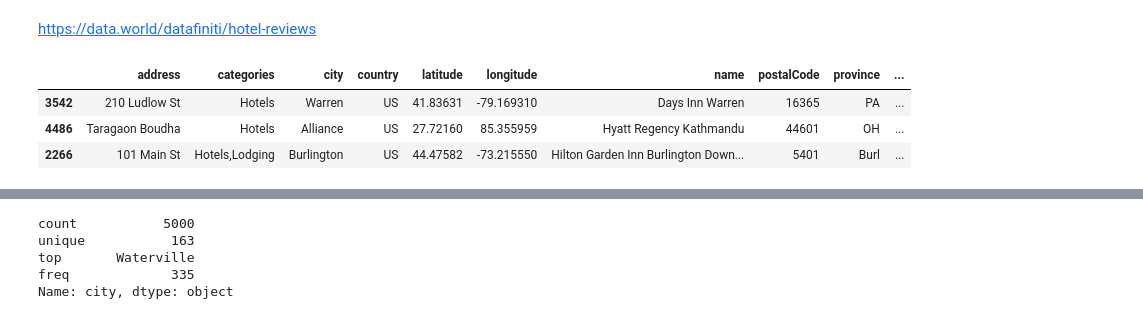
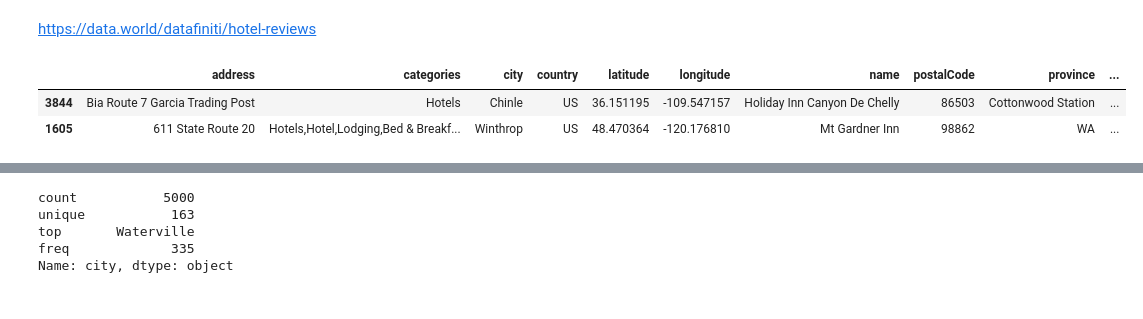
Before and after one commit to egmaziero/PLN-IA, a Jupyter notebook: notebooks/Data Visualization/Data visualization.ipynb, the cells around one changed output, grey strips where cells are left out. Cells and saved outputs as stored; diff of their text form; code cells hidden in the pictures.

```diff
--- a/notebooks/Data Visualization/Data visualization.ipynb
+++ b/notebooks/Data Visualization/Data visualization.ipynb
@@ -16,13 +16,12 @@ https://data.world/datafiniti/hotel-reviews
 df = pd.read_csv('data/hotel_reviews.csv')
 # %%
 #df.head(5)
-df.sample(3)
+df.sample(2)
 #df.tail()
 # %% [output]
 |  | address | categories | city | country | latitude | longitude | name | postalCode | province | ... |
-| 3542 | 210 Ludlow St | Hotels | Warren | US | 41.83631 | -79.169310 | Days Inn Warren | 16365 | PA | ... |
-| 4486 | Taragaon Boudha | Hotels | Alliance | US | 27.72160 | 85.355959 | Hyatt Regency Kathmandu | 44601 | OH | ... |
-| 2266 | 101 Main St | Hotels,Lodging | Burlington | US | 44.47582 | -73.215550 | Hilton Garden Inn Burlington Down... | 5401 | Burl | ... |
+| 3844 | Bia Route 7 Garcia Trading Post | Hotels | Chinle | US | 36.151195 | -109.547157 | Holiday Inn Canyon De Chelly | 86503 | Cottonwood Station | ... |
+| 1605 | 611 State Route 20 | Hotels,Hotel,Lodging,Bed & Breakf... | Winthrop | US | 48.470364 | -120.176810 | Mt Gardner Inn | 98862 | WA | ... |
 # %%
 df[df.city == 'Atlanta'].sample(2)
 # %% [output]
```
Also changed, not shown: parts of 2 cells of this notebook, 11 other files.
